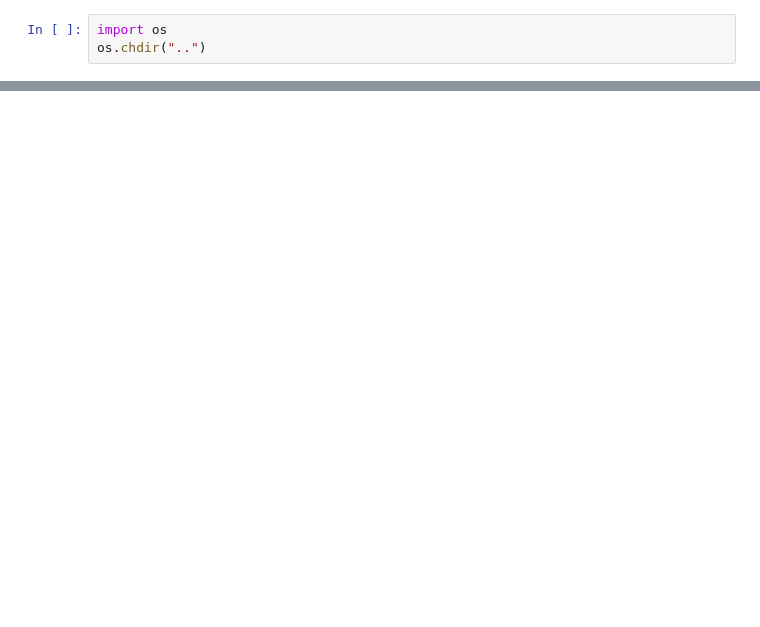
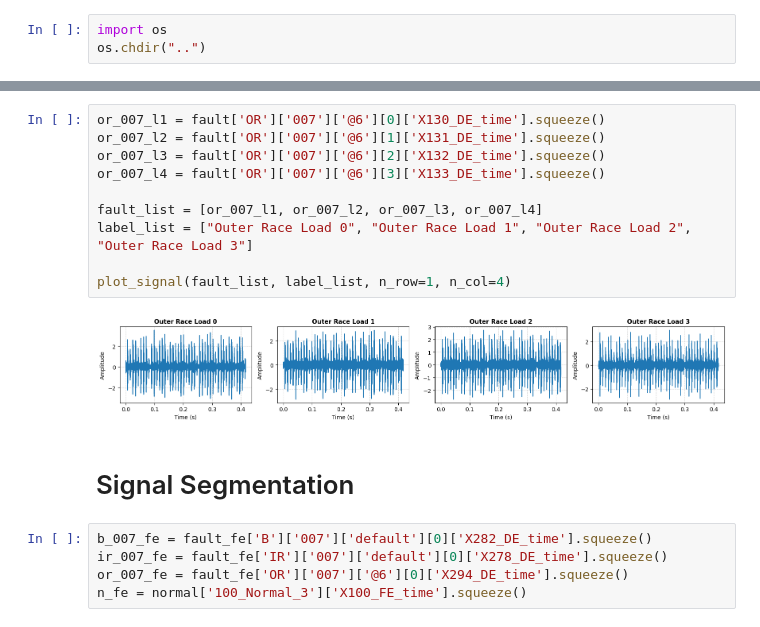
Before and after one commit to haideptrai1007/bearing-fault-diagnosis-wgan-gp, a Jupyter notebook: notebooks/CWRU_EDA.ipynb, the cells around one changed output, grey strips where cells are left out. Cells and saved outputs as stored; diff of their text form; blank space fills up the shorter version.

```diff
--- a/notebooks/CWRU_EDA.ipynb
+++ b/notebooks/CWRU_EDA.ipynb
@@ -347,0 +170,19 @@ histogram_signal(signal_list, label_list)
+# %%
+or_007_l1 = fault['OR']['007']['@6'][0]['X130_DE_time'].squeeze()
+or_007_l2 = fault['OR']['007']['@6'][1]['X131_DE_time'].squeeze()
+or_007_l3 = fault['OR']['007']['@6'][2]['X132_DE_time'].squeeze()
+or_007_l4 = fault['OR']['007']['@6'][3]['X133_DE_time'].squeeze()
+
+fault_list = [or_007_l1, or_007_l2, or_007_l3, or_007_l4]
+label_list = ["Outer Race Load 0", "Outer Race Load 1", "Outer Race Load 2", "Outer Race Load 3"]
+
+plot_signal(fault_list, label_list, n_row=1, n_col=4)
+# %% [output]
+[figure, added]
+# %% [markdown]
+# Signal Segmentation
+# %%
+b_007_fe = fault_fe['B']['007']['default'][0]['X282_DE_time'].squeeze()
+ir_007_fe = fault_fe['IR']['007']['default'][0]['X278_DE_time'].squeeze()
+or_007_fe = fault_fe['OR']['007']['@6'][0]['X294_DE_time'].squeeze()
+n_fe = normal['100_Normal_3']['X100_FE_time'].squeeze()
```
Also changed, not shown: parts of 62 cells of this notebook, 23 other files.
